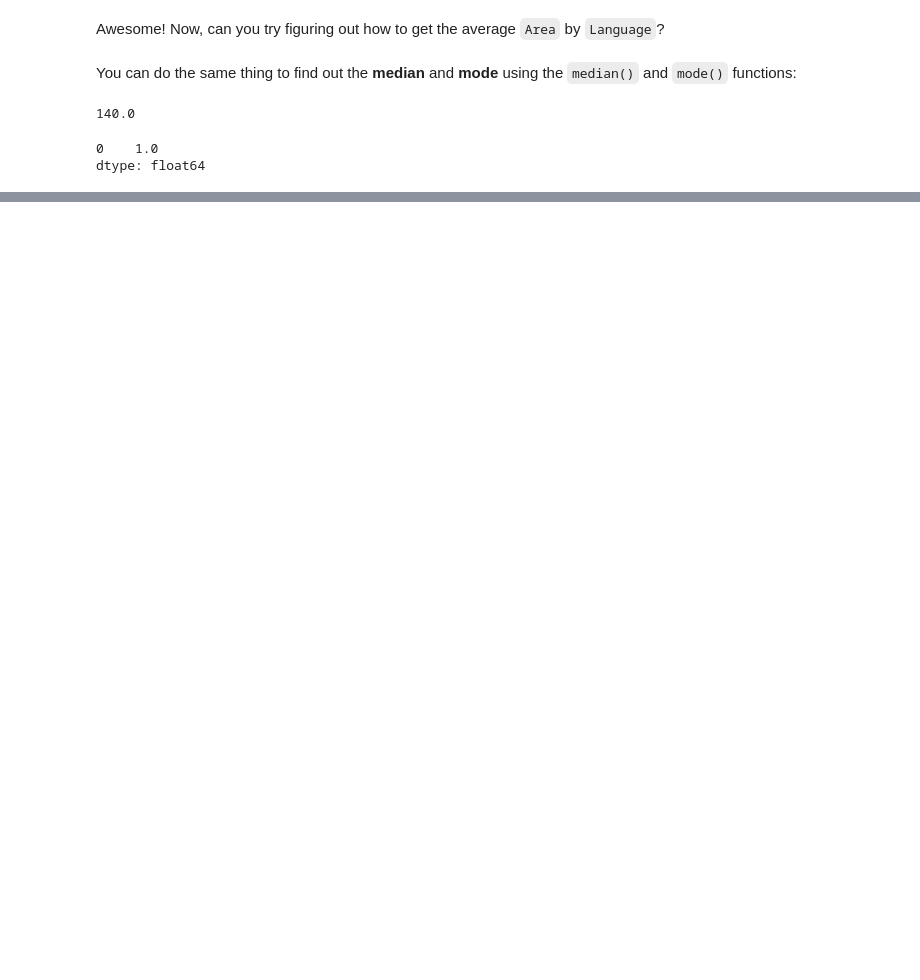
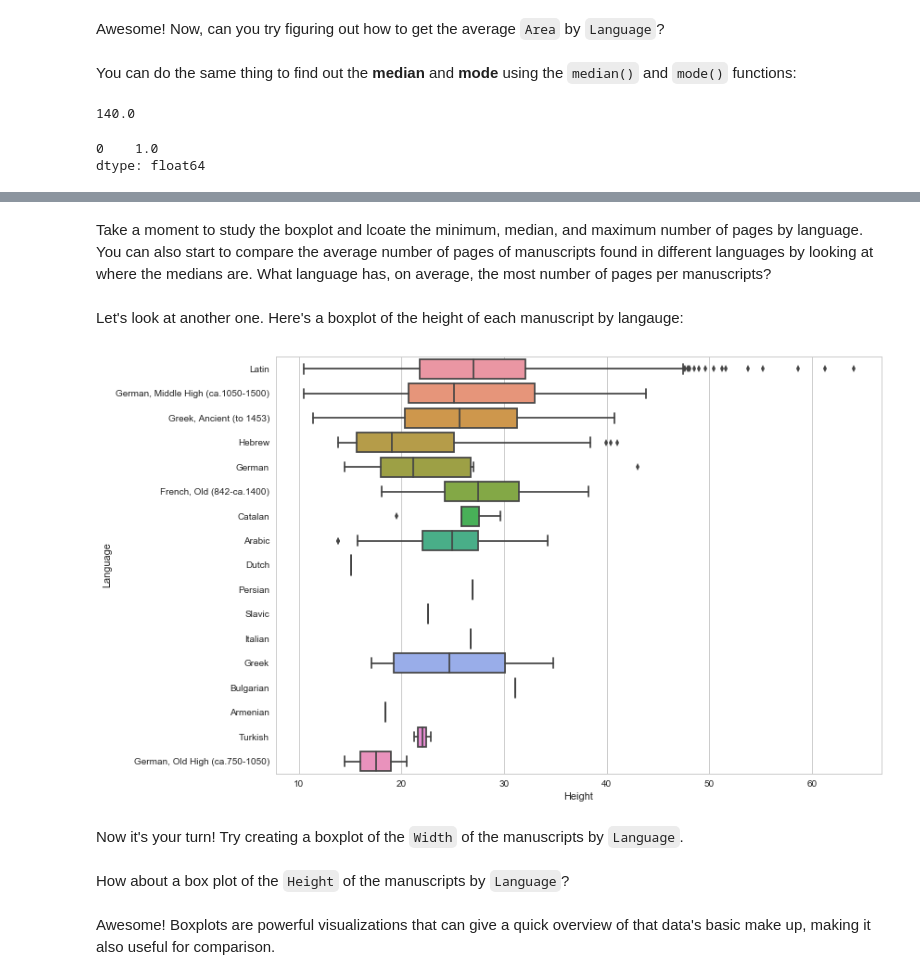
Before and after one commit to ds-modules/MEDST-250, a Jupyter notebook: 02 - Intro_to_Stats/Statistics.ipynb, the cells around one changed output, grey strips where cells are left out. Drawn from its saved outputs; the diff is of its cells as text; code cells hidden in the pictures; blank space fills up the shorter version.

Commit message:
mean/median, SD, t-test

```diff
--- a/02 - Intro_to_Stats/Statistics.ipynb
+++ b/02 - Intro_to_Stats/Statistics.ipynb
@@ -234,0 +200,11 @@ df.groupby(['Year_Bins'])['Pages'].mean().plot.barh()
+# %% [markdown]
+Take a moment to study the boxplot and lcoate the minimum, median, and maximum number of pages by language. You can also start to compare the average number of pages of manuscripts found in different languages by looking at where the medians are. What language has, on average, the most number of pages per manuscripts?
+# %% [markdown]
+Let's look at another one. Here's a boxplot of the height of each manuscript by langauge:
+# %%
+fig, ax = plt.subplots(figsize=(11.7, 8.27))
+ax = sns.boxplot(ax = ax, data=manuscripts.dropna(),x='Height', y='Language')
+# %% [output]
+[figure, added]
+# %% [markdown]
+Now it's your turn! Try creating a boxplot of the `Width` of the manuscripts by `Language`.
@@ -234,0 +215,2 @@ df.groupby(['Year_Bins'])['Pages'].mean().plot.barh()
+# %% [markdown]
+How about a box plot of the `Height` of the manuscripts by `Language`?
@@ -234,0 +221,2 @@ df.groupby(['Year_Bins'])['Pages'].mean().plot.barh()
+# %% [markdown]
+Awesome! Boxplots are powerful visualizations that can give a quick overview of that data's basic make up, making it also useful for comparison.
```
Also changed, not shown: parts of 45 cells of this notebook, 1 other file.
